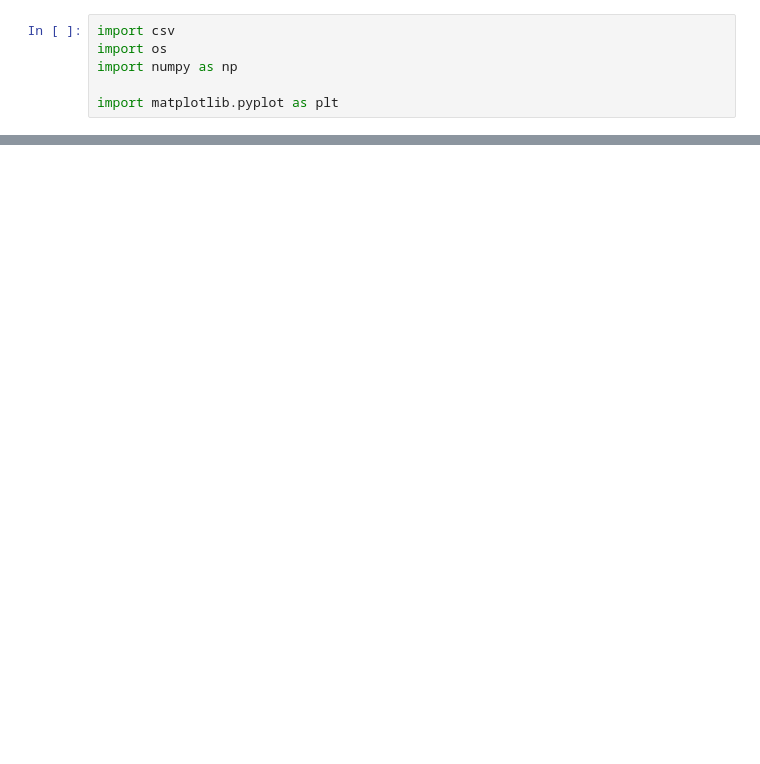
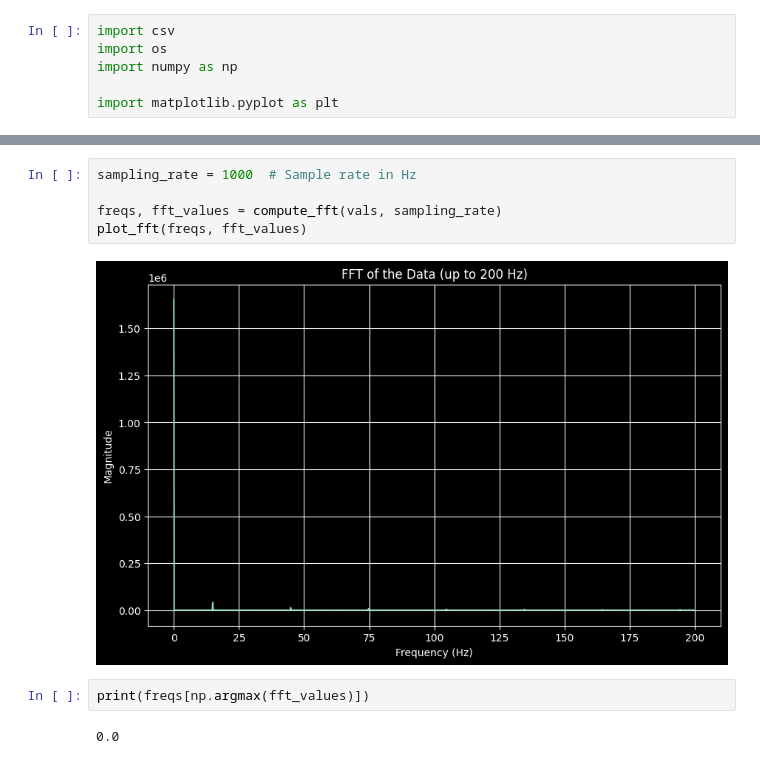
Before and after one commit to tomaitagaki/nrf_read_adc, a Jupyter notebook: laser_comm.ipynb, the cells around one changed output, grey strips where cells are left out. Cells and saved outputs as stored; diff of their text form; blank space fills up the shorter version.

```diff
--- a/laser_comm.ipynb
+++ b/laser_comm.ipynb
@@ -37,0 +103,11 @@ os.getcwd()
+# %%
+sampling_rate = 1000  # Sample rate in Hz
+
+freqs, fft_values = compute_fft(vals, sampling_rate)
+plot_fft(freqs, fft_values)
+# %% [output]
+[figure, added]
+# %%
+print(freqs[np.argmax(fft_values)])
+# %% [output]
+0.0
```
Also changed, not shown: parts of 5 cells of this notebook, 10 other files.
